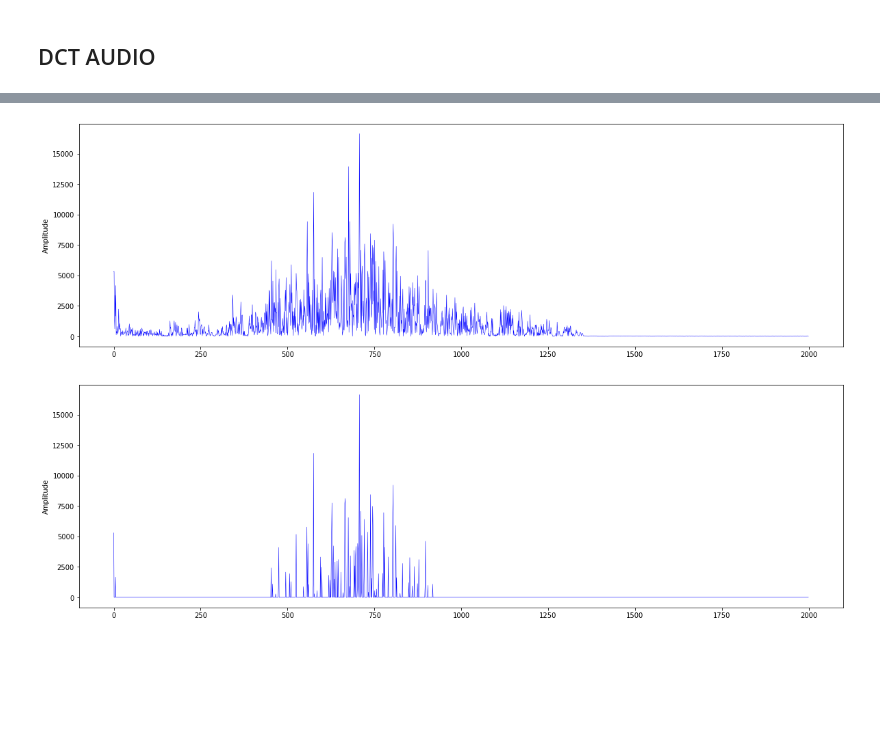
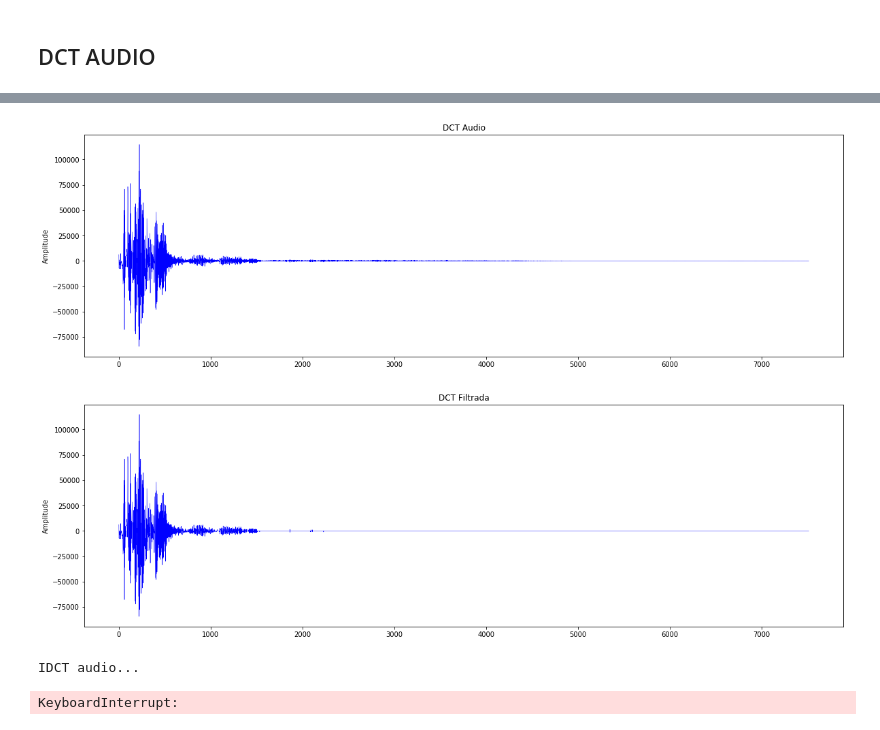
Before and after one commit to bmviniciuss/pdi-2019-1, a Jupyter notebook: project2/projeto2.ipynb, the cells around one changed output, grey strips where cells are left out. Drawn from its saved outputs; the diff is of its cells as text; code cells hidden in the pictures; blank space fills up the shorter version.

```diff
--- a/project2/projeto2.ipynb
+++ b/project2/projeto2.ipynb
@@ -135,21 +156,20 @@ Numero de freq?  100
 # %%
-aux = DCT_filtered.copy()[1:]
+aux = DCT_values.copy()
 aux_sorted = list(enumerate(aux))
 
 def sortKey(e):
     return e[1]
+
 aux_sorted.sort(key=sortKey)
 aux_sorted = aux_sorted[::-1]
 
-freq_selecionadas = [aux_sorted[i][0] for i in range(num)]
+selected_frequencies = [aux_sorted[i][0] for i in range(num)]
+selected_frequencies.insert(0, aux[0])
+
 # freq_selecionadas
 # %%
 for i in range(len(DCT_filtered)):
-    if i not in freq_selecionadas:
+    if i not in selected_frequencies:
         DCT_filtered[i] = 0
+
+# print(freq_selecionadas)
-# %%
-plot_audio_wave(DCT_abs)
-plot_audio_wave(DCT_filtered)
-# %% [output]
-[figure, removed]
-[figure, removed]
@@ -158,0 +176,16 @@ IDCT = IDCT1D(DCT_filtered)
+# %%
+plot_audio_wave(DCT, title="DCT Audio")
+plot_audio_wave(DCT_filtered, title="DCT Filtrada")
+# %% [output]
+[figure, added]
+[figure, added]
+# %%
+# IDCT
+print("IDCT audio...")
+inicio = time.time()
+IDCT = IDCT1D(DCT_filtered)
+fim = time.time()
+print("IDCT Done! - took {:3f} seconds" .format((fim - inicio)*1000.0))
+# %% [output]
+IDCT audio...
+KeyboardInterrupt:
```
Also changed, not shown: parts of 36 cells of this notebook, 5 other files.
